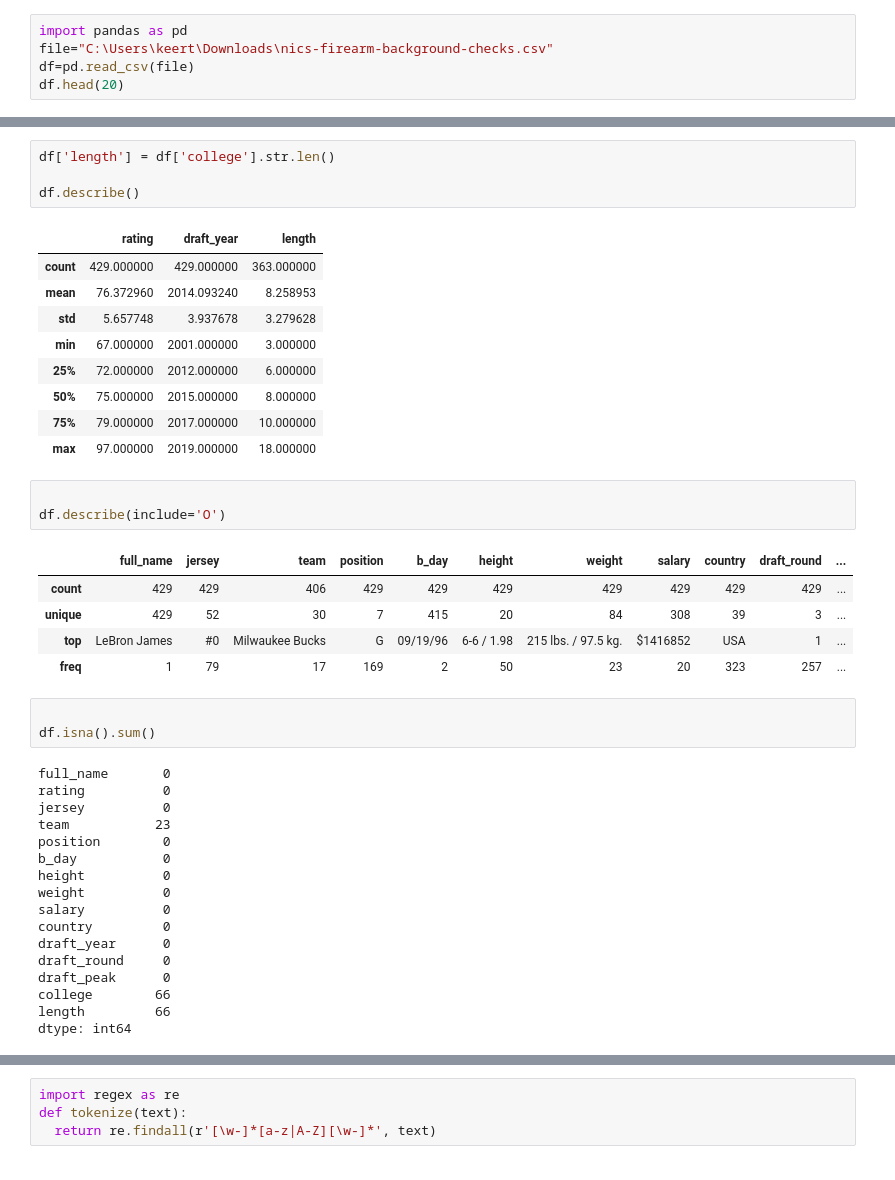
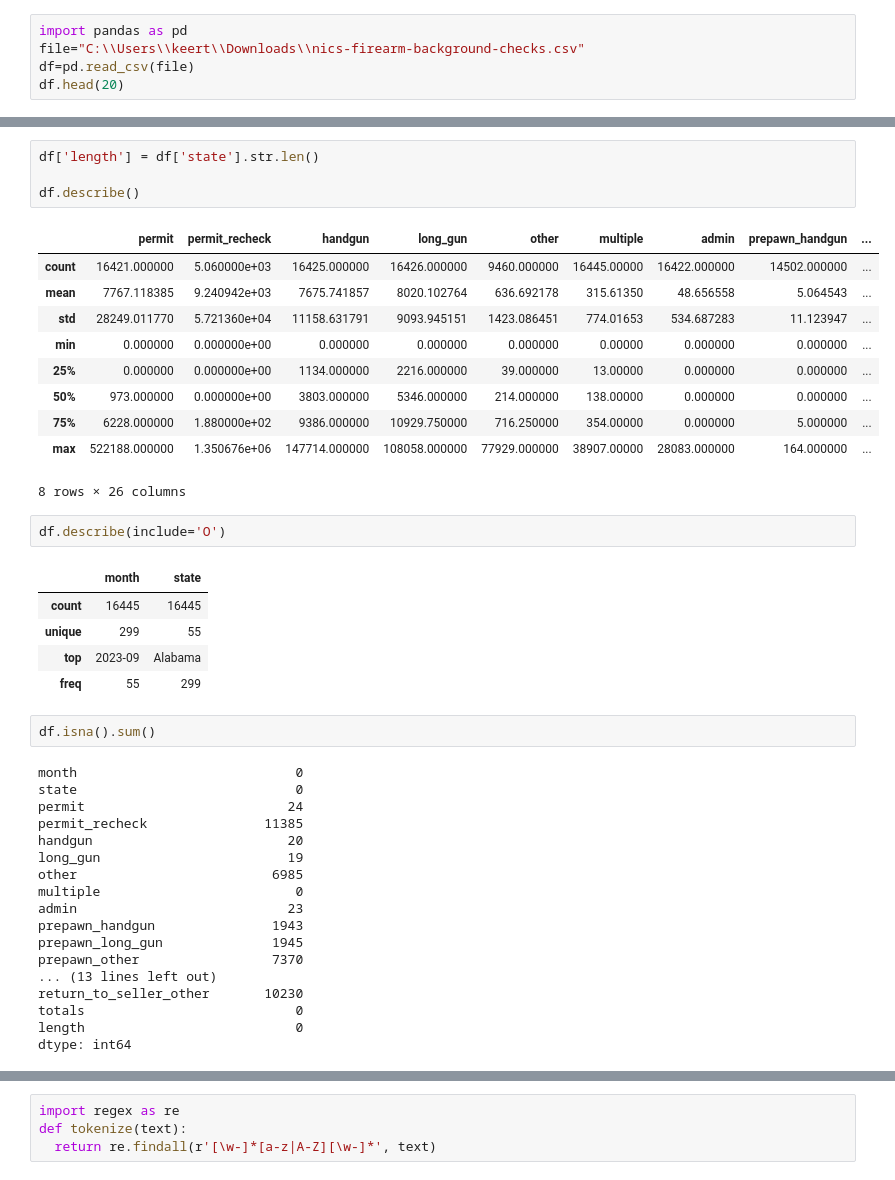
Before and after one commit to KeerthiR02/TextBasedAnalysis, a Jupyter notebook: assignment2 .ipynb, the cells around one changed output, grey strips where cells are left out. Cells and saved outputs as stored; diff of their text form.

```diff
--- a/assignment2 .ipynb
+++ b/assignment2 .ipynb
@@ -1,5 +1,5 @@
 # %%
 import pandas as pd
-file="C:\Users\keert\Downloads\nics-firearm-background-checks.csv"
+file="C:\\Users\\keert\\Downloads\\nics-firearm-background-checks.csv"
 df=pd.read_csv(file)
 df.head(20)
@@ -6,44 +25,44 @@ df.head(20)
 # %%
-df['length'] = df['college'].str.len()
+df['length'] = df['state'].str.len()
 
 df.describe()
 # %% [output]
-|  | rating | draft_year | length |
-| count | 429.000000 | 429.000000 | 363.000000 |
-| mean | 76.372960 | 2014.093240 | 8.258953 |
-| std | 5.657748 | 3.937678 | 3.279628 |
-| min | 67.000000 | 2001.000000 | 3.000000 |
-| 25% | 72.000000 | 2012.000000 | 6.000000 |
-| 50% | 75.000000 | 2015.000000 | 8.000000 |
-| 75% | 79.000000 | 2017.000000 | 10.000000 |
-| max | 97.000000 | 2019.000000 | 18.000000 |
+|  | permit | permit_recheck | handgun | long_gun | other | multiple | admin | prepawn_handgun | ... |
+| count | 16421.000000 | 5.060000e+03 | 16425.000000 | 16426.000000 | 9460.000000 | 16445.00000 | 16422.000000 | 14502.000000 | ... |
+| mean | 7767.118385 | 9.240942e+03 | 7675.741857 | 8020.102764 | 636.692178 | 315.61350 | 48.656558 | 5.064543 | ... |
+| std | 28249.011770 | 5.721360e+04 | 11158.631791 | 9093.945151 | 1423.086451 | 774.01653 | 534.687283 | 11.123947 | ... |
+| min | 0.000000 | 0.000000e+00 | 0.000000 | 0.000000 | 0.000000 | 0.00000 | 0.000000 | 0.000000 | ... |
+| 25% | 0.000000 | 0.000000e+00 | 1134.000000 | 2216.000000 | 39.000000 | 13.00000 | 0.000000 | 0.000000 | ... |
+| 50% | 973.000000 | 0.000000e+00 | 3803.000000 | 5346.000000 | 214.000000 | 138.00000 | 0.000000 | 0.000000 | ... |
+| 75% | 6228.000000 | 1.880000e+02 | 9386.000000 | 10929.750000 | 716.250000 | 354.00000 | 0.000000 | 5.000000 | ... |
+| max | 522188.000000 | 1.350676e+06 | 147714.000000 | 108058.000000 | 77929.000000 | 38907.00000 | 28083.000000 | 164.000000 | ... |
+8 rows × 26 columns
 # %%
-
 df.describe(include='O')
 # %% [output]
-|  | full_name | jersey | team | position | b_day | height | weight | salary | country | draft_round | ... |
-| count | 429 | 429 | 406 | 429 | 429 | 429 | 429 | 429 | 429 | 429 | ... |
-| unique | 429 | 52 | 30 | 7 | 415 | 20 | 84 | 308 | 39 | 3 | ... |
-| top | LeBron James | #0 | Milwaukee Bucks | G | 09/19/96 | 6-6 / 1.98 | 215 lbs. / 97.5 kg. | $1416852 | USA | 1 | ... |
-| freq | 1 | 79 | 17 | 169 | 2 | 50 | 23 | 20 | 323 | 257 | ... |
+|  | month | state |
+| count | 16445 | 16445 |
+| unique | 299 | 55 |
+| top | 2023-09 | Alabama |
+| freq | 55 | 299 |
 # %%
-
 df.isna().sum()
 # %% [output]
-full_name       0
-rating          0
-jersey          0
-team           23
-position        0
-b_day           0
-height          0
-weight          0
-salary          0
-country         0
-draft_year      0
-draft_round     0
-draft_peak      0
-college        66
-length         66
+month                            0
+state                            0
+permit                          24
+permit_recheck               11385
+handgun                         20
+long_gun                        19
+other                         6985
+multiple                         0
+admin                           23
+prepawn_handgun               1943
+prepawn_long_gun              1945
+prepawn_other                 7370
+... (13 lines left out)
+return_to_seller_other       10230
+totals                           0
+length                           0
 dtype: int64
 # %%
```
Also changed, not shown: parts of 15 cells of this notebook.
